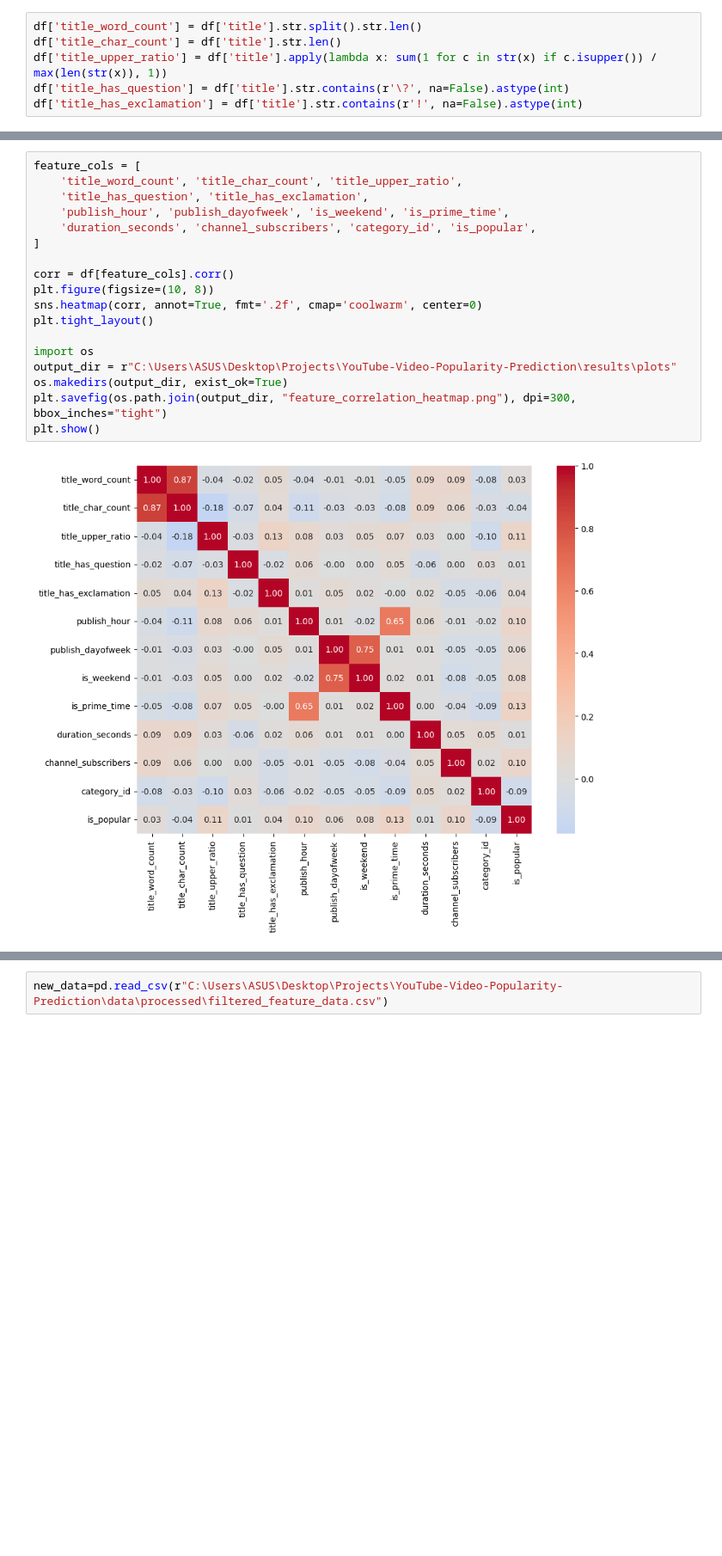
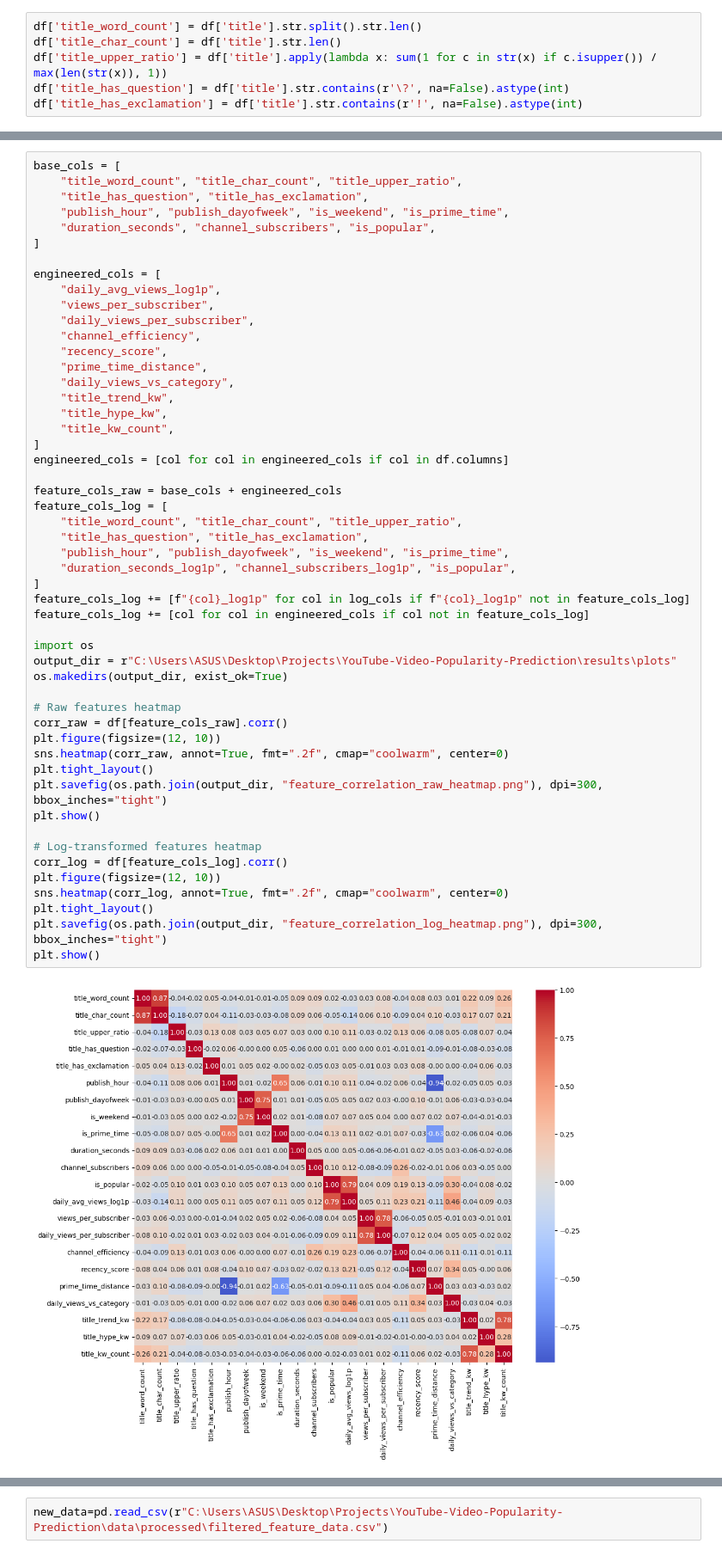
Before and after one commit to AhmetSelman6118/YouTube-Video-Popularity-Prediction, a Jupyter notebook: notebooks/02_eda_and_features.ipynb, the cells around one changed output, grey strips where cells are left out. Shown at 86% size. Drawn from its saved outputs; the diff is of its cells as text; blank space fills up the shorter version.

```diff
--- a/notebooks/02_eda_and_features.ipynb
+++ b/notebooks/02_eda_and_features.ipynb
@@ -163,20 +212,53 @@ df['title_has_exclamation'] = df['title'].str.contains(r'!', na=False).astype(in
 # %%
-feature_cols = [
-    'title_word_count', 'title_char_count', 'title_upper_ratio',
-    'title_has_question', 'title_has_exclamation',
-    'publish_hour', 'publish_dayofweek', 'is_weekend', 'is_prime_time',
-    'duration_seconds', 'channel_subscribers', 'category_id', 'is_popular',
+base_cols = [
+    "title_word_count", "title_char_count", "title_upper_ratio",
+    "title_has_question", "title_has_exclamation",
+    "publish_hour", "publish_dayofweek", "is_weekend", "is_prime_time",
+    "duration_seconds", "channel_subscribers", "is_popular",
 ]
 
-corr = df[feature_cols].corr()
-plt.figure(figsize=(10, 8))
-sns.heatmap(corr, annot=True, fmt='.2f', cmap='coolwarm', center=0)
-plt.tight_layout()
+engineered_cols = [
+    "daily_avg_views_log1p",
+    "views_per_subscriber",
+    "daily_views_per_subscriber",
+    "channel_efficiency",
+    "recency_score",
+    "prime_time_distance",
+    "daily_views_vs_category",
+    "title_trend_kw",
+    "title_hype_kw",
+    "title_kw_count",
+]
+engineered_cols = [col for col in engineered_cols if col in df.columns]
+
+feature_cols_raw = base_cols + engineered_cols
+feature_cols_log = [
+    "title_word_count", "title_char_count", "title_upper_ratio",
+    "title_has_question", "title_has_exclamation",
+    "publish_hour", "publish_dayofweek", "is_weekend", "is_prime_time",
+    "duration_seconds_log1p", "channel_subscribers_log1p", "is_popular",
+]
+feature_cols_log += [f"{col}_log1p" for col in log_cols if f"{col}_log1p" not in feature_cols_log]
+feature_cols_log += [col for col in engineered_cols if col not in feature_cols_log]
 
 import os
 output_dir = r"C:\Users\ASUS\Desktop\Projects\YouTube-Video-Popularity-Prediction\results\plots"
 os.makedirs(output_dir, exist_ok=True)
-plt.savefig(os.path.join(output_dir, "feature_correlation_heatmap.png"), dpi=300, bbox_inches="tight")
+
+# Raw features heatmap
+corr_raw = df[feature_cols_raw].corr()
+plt.figure(figsize=(12, 10))
+sns.heatmap(corr_raw, annot=True, fmt=".2f", cmap="coolwarm", center=0)
+plt.tight_layout()
+plt.savefig(os.path.join(output_dir, "feature_correlation_raw_heatmap.png"), dpi=300, bbox_inches="tight")
 plt.show()
+
+# Log-transformed features heatmap
+corr_log = df[feature_cols_log].corr()
+plt.figure(figsize=(12, 10))
+sns.heatmap(corr_log, annot=True, fmt=".2f", cmap="coolwarm", center=0)
+plt.tight_layout()
+plt.savefig(os.path.join(output_dir, "feature_correlation_log_heatmap.png"), dpi=300, bbox_inches="tight")
+plt.show()
 # %% [output]
-[figure, old version]
+[figure, new version]
```
Also changed, not shown: parts of 12 cells of this notebook, 8 other files.
